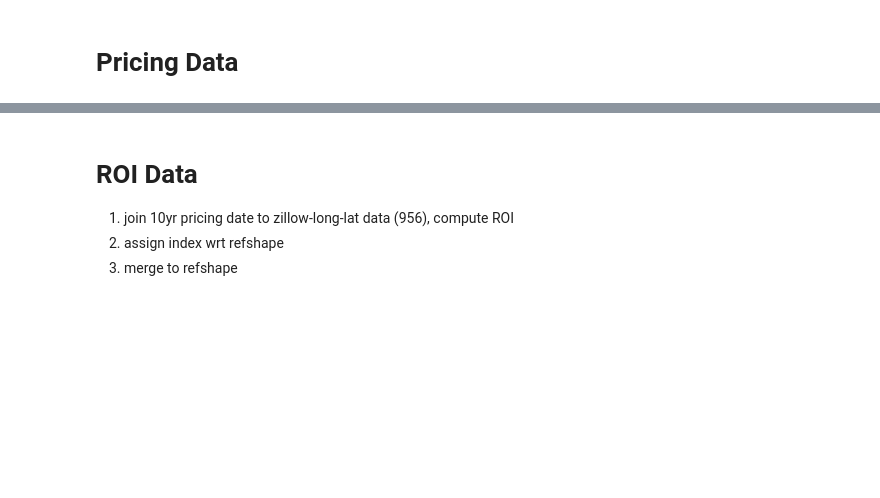
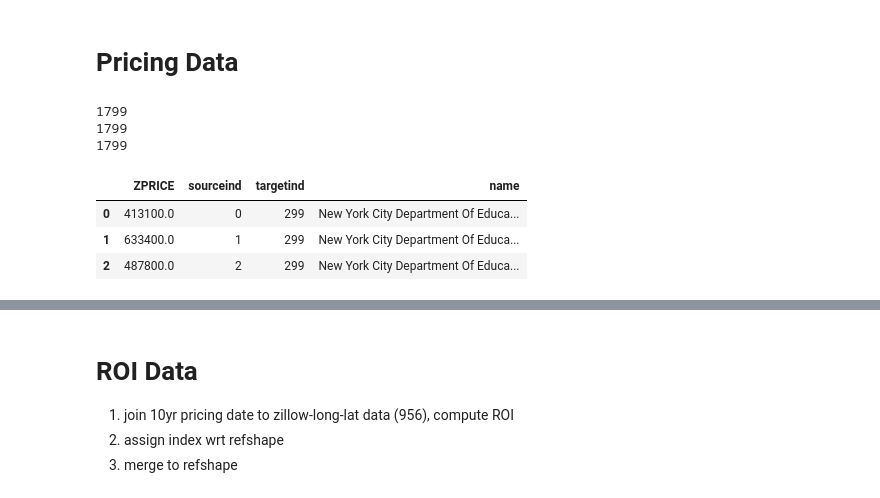
Before and after one commit to enghuiy/homevalue-hunter_data, a Jupyter notebook: preparePrice-ROI.ipynb, the cells around one changed output, grey strips where cells are left out. Saved outputs shown, nothing was run; the diff lists cells and outputs as text; code cells hidden in the pictures; blank space fills up the shorter version.

```diff
--- a/preparePrice-ROI.ipynb
+++ b/preparePrice-ROI.ipynb
@@ -128,0 +142,25 @@ zippedCoord=zip(* (df_zillow_ny_regionData['ZLONG'].tolist(),df_zillow_ny_region
+# %%
+# merge ROI data to refshape
+
+source=df_zillow_ny_regionData
+target=df_refshape
+
+df_assign = pd.DataFrame(assignment_zRegion2RefSHP,columns=['sourceind','targetind'])
+t1=pd.merge(source[['ZPRICE']],df_assign,left_index=True,right_on='sourceind')
+t2=pd.merge(t1,target[['name']],left_on='targetind',right_index = True,how='inner')
+print len(df_assign)
+print len(t1)
+print len(t2)
+# select columns
+#df_price_shape = t2[['RegionID','RegionName','Metro','CountyName','2006-01','2016-01','targetind']]#df_crimerate_shape[:3]
+#df_price_shape.rename(columns={'targetind':'refshpindex'},inplace=True)
+#df_price_shape[:3]
+t2[:3]
+# %% [output]
+1799
+1799
+1799
+|  | ZPRICE | sourceind | targetind | name |
+| 0 | 413100.0 | 0 | 299 | New York City Department Of Educa... |
+| 1 | 633400.0 | 1 | 299 | New York City Department Of Educa... |
+| 2 | 487800.0 | 2 | 299 | New York City Department Of Educa... |
```
Also changed, not shown: parts of 18 cells of this notebook, 2 other files.
